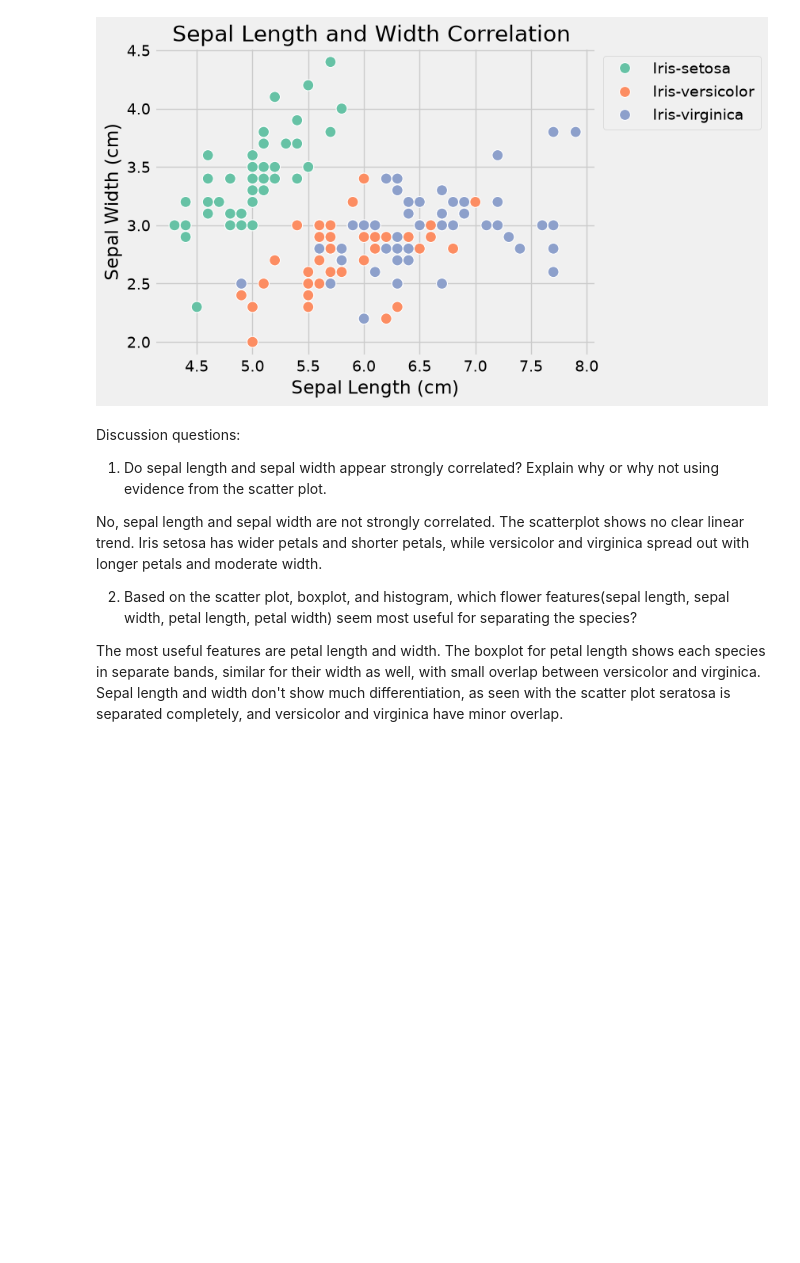
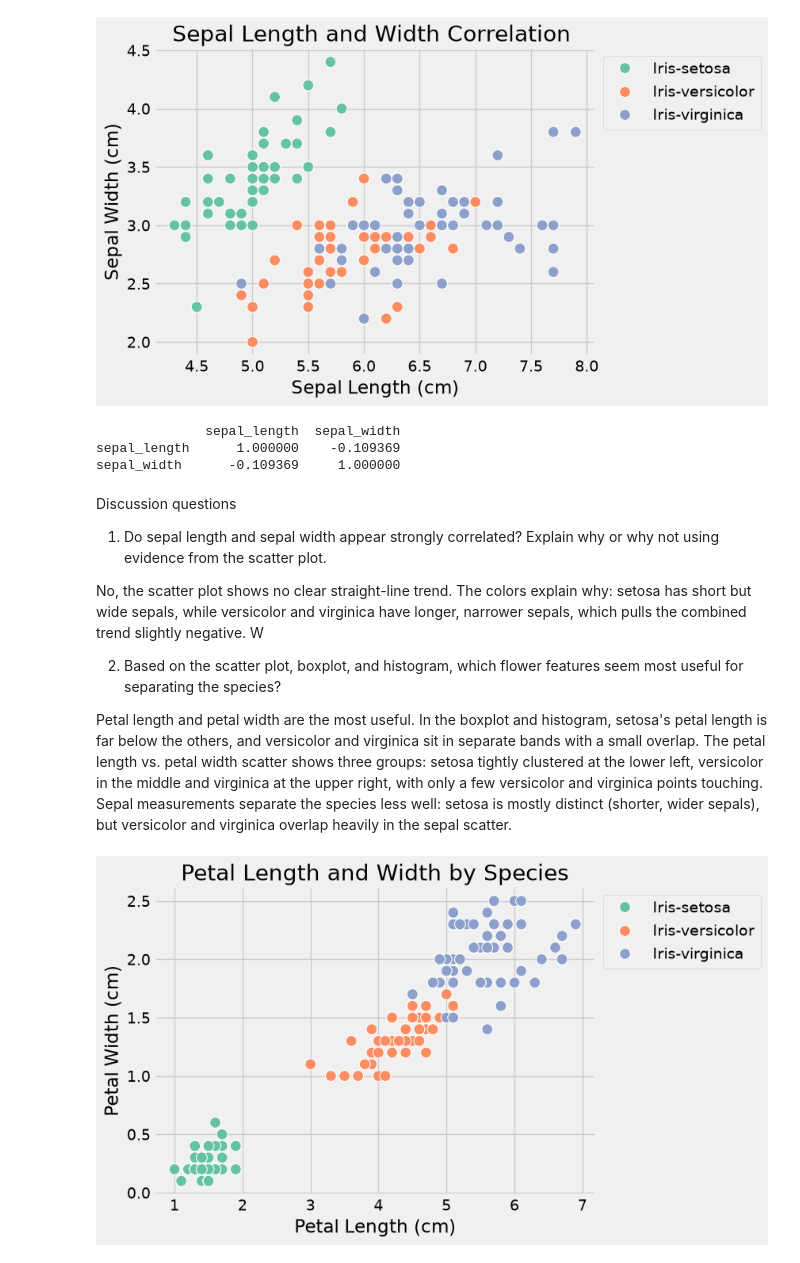
Before and after one commit to HKaurp27/iris-analysis-groupA, a Jupyter notebook: PythonFiles/elsh_iris_project.ipynb, the cells around one changed output. Cells and saved outputs as stored; diff of their text form; code cells hidden in the pictures; blank space fills up the shorter version.

```diff
--- a/PythonFiles/elsh_iris_project.ipynb
+++ b/PythonFiles/elsh_iris_project.ipynb
@@ -243,23 +274,24 @@ Iris-virginica     50
 Name: count, dtype: int64
 # %%
 # Categorize flowers by petal length
+# < 2 -> Short Petal, 2 to 5 (inclusive) -> Medium Petal, > 5 -> Long Petal
 
 categorize_petal = []
 for petal_length in df['petal_length']:
     if petal_length < 2:
         categorize_petal.append("Short Petal")
-    elif petal_length >= 2 and petal_length <= 5:
+    elif petal_length <= 5:
         categorize_petal.append("Medium Petal")
     else:
-        petal_length > 5
         categorize_petal.append("Long Petal")
 
 df['petal_category'] = categorize_petal
 
 # Save updated categorized flowers into csv_file
-df.to_csv('iris_classes.csv')
+df.to_csv('iris_classes.csv', index=False)
 
 print(df[['petal_length', 'petal_category']].head(5))
+df['petal_category'].value_counts()                     # check all the categories
 # %% [output]
    petal_length petal_category
 0           1.4    Short Petal
@@ -363,12 +407,31 @@ plt.legend(bbox_to_anchor=(1, 1), loc=2)
 plt.show()
 # %% [output]
 [figure]
+# %%
+# Correlation of sepal length and width
+print(df[['sepal_length', 'sepal_width']].corr())
+# %% [output]
+              sepal_length  sepal_width
+sepal_length      1.000000    -0.109369
+sepal_width      -0.109369     1.000000
 # %% [markdown]
-Discussion questions:
+Discussion questions
+
 1. Do sepal length and sepal width appear strongly correlated? Explain why or why not using evidence from the scatter plot.
 
-No, sepal length and sepal width are not strongly correlated. The scatterplot shows no clear linear trend. Iris setosa has wider petals and shorter petals, while versicolor and virginica spread out with longer petals and moderate width.
+No, the scatter plot shows no clear straight-line trend. The colors explain why: setosa has short but wide sepals, while versicolor and virginica have longer, narrower sepals, which pulls the combined trend slightly negative. W
 
-2. Based on the scatter plot, boxplot, and histogram, which flower features(sepal length, sepal width, petal length, petal width) seem most useful for separating the species?
+2. Based on the scatter plot, boxplot, and histogram, which flower features seem most useful for separating the species?
 
-The most useful features are petal length and width. The boxplot for petal length shows each species in separate bands, similar for their width as well, with small overlap between versicolor and virginica. Sepal length and width don't show much differentiation, as seen with the scatter plot seratosa is separated completely, and versicolor and virginica have minor overlap.
+Petal length and petal width are the most useful. In the boxplot and histogram, setosa's petal length is far below the others, and versicolor and virginica sit in separate bands with a small overlap. The petal length vs. petal width scatter shows three groups: setosa tightly clustered at the lower left, versicolor in the middle and virginica at the upper right, with only a few versicolor and virginica points touching. Sepal measurements separate the species less well: setosa is mostly distinct (shorter, wider sepals), but versicolor and virginica overlap heavily in the sepal scatter.
+# %%
+# Petal length vs petal width, colored by species
+sns.scatterplot(x='petal_length', y='petal_width', hue='species', data=df, palette='Set2', s=100)
+
+plt.xlabel('Petal Length (cm)')
+plt.ylabel('Petal Width (cm)')
+plt.title('Petal Length and Width by Species')
+plt.legend(bbox_to_anchor=(1, 1), loc=2)
+plt.show()
+# %% [output]
+[figure, added]
```
Also changed, not shown: parts of 26 cells of this notebook.
